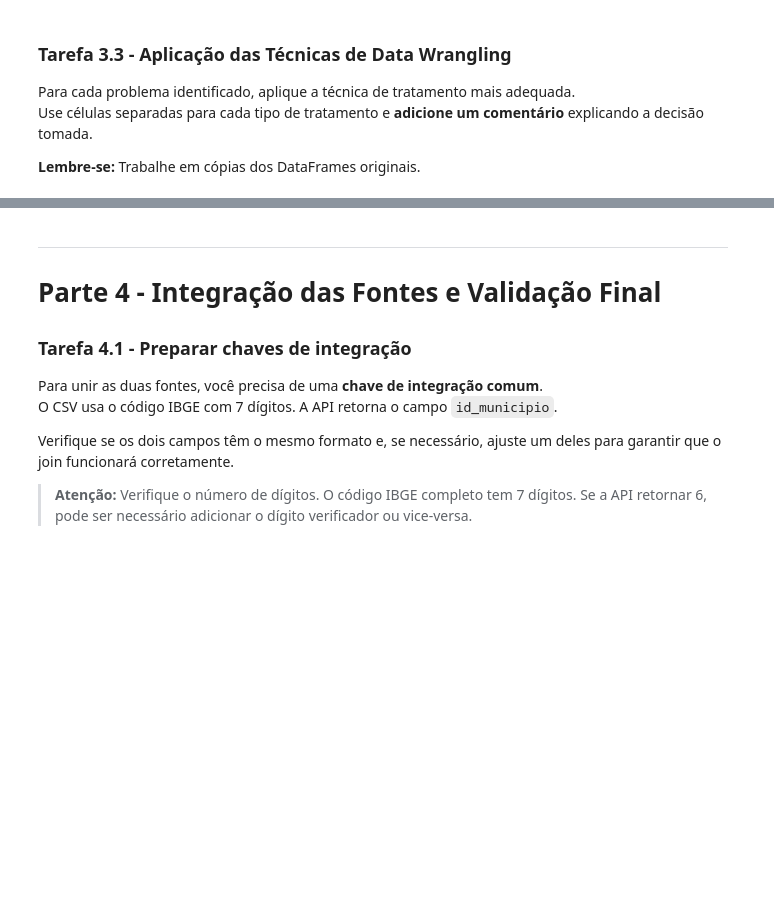
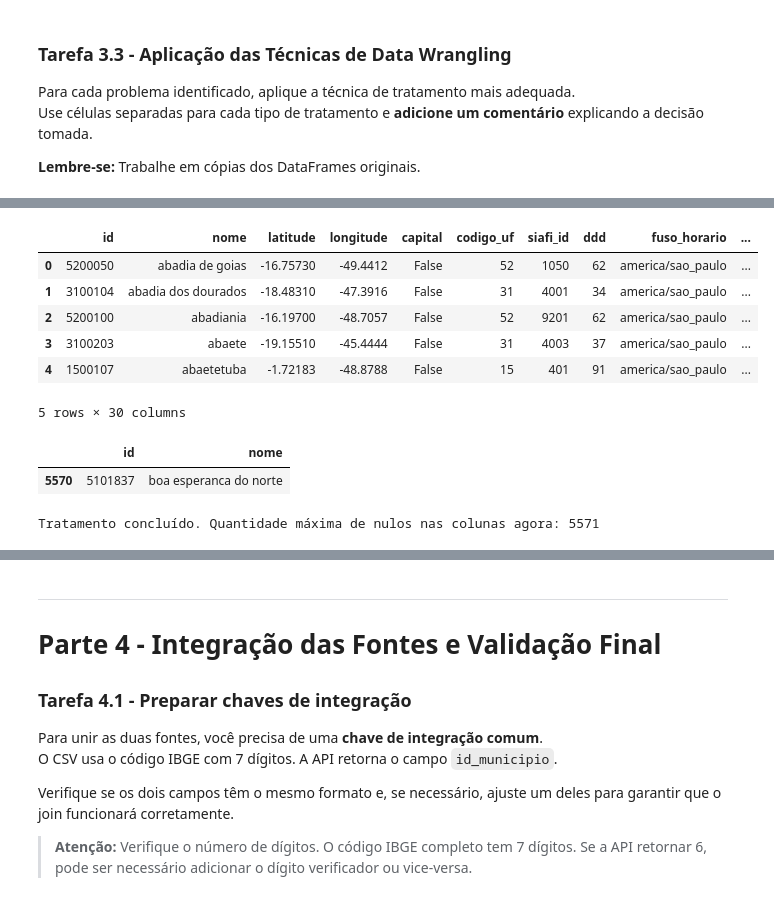
Before and after one commit to davidogral/Data-Wragling, a Jupyter notebook: Davi/vini.ipynb, the cells around one changed output, grey strips where cells are left out. Cells and saved outputs as stored; diff of their text form; code cells hidden in the pictures; blank space fills up the shorter version.

```diff
--- a/Davi/vini.ipynb
+++ b/Davi/vini.ipynb
@@ -510,4 +568,50 @@ explicando a decisão tomada.
 # %%
 # Tarefa 3.3b - Padronize strings (encoding, case, espaços extras, caracteres especiais)
+colunas_categoricas = df_merge.select_dtypes(include=['str'])
+for i in colunas_categoricas.columns:
+    df_merge[i] = df_merge[i].apply(normalizar)
+# %%
+df_merge.head()
+# %% [output]
+|  | id | nome | latitude | longitude | capital | codigo_uf | siafi_id | ddd | fuso_horario | ... |
+| 0 | 5200050 | abadia de goias | -16.75730 | -49.4412 | False | 52 | 1050 | 62 | america/sao_paulo | ... |
+| 1 | 3100104 | abadia dos dourados | -18.48310 | -47.3916 | False | 31 | 4001 | 34 | america/sao_paulo | ... |
+| 2 | 5200100 | abadiania | -16.19700 | -48.7057 | False | 52 | 9201 | 62 | america/sao_paulo | ... |
+| 3 | 3100203 | abaete | -19.15510 | -45.4444 | False | 31 | 4003 | 37 | america/sao_paulo | ... |
+| 4 | 1500107 | abaetetuba | -1.72183 | -48.8788 | False | 15 | 401 | 91 | america/sao_paulo | ... |
+5 rows × 30 columns
 # %%
 # Tarefa 3.3c - Trate os valores nulos encontrados
+df_merge.isnull().sum()
+df_merge
+
+municipio_nulo = df_merge[df_merge['microrregiao.id'].isnull()]
+
+display(municipio_nulo[['id', 'nome']])
+# %% [output]
+|  | id | nome |
+| 5570 | 5101837 | boa esperanca do norte |
+# %%
+# Dicionário com os valores geográficos mapeados (herdados de Sorriso/MT)
+valores_preenchimento = {
+    'microrregiao.id': 51013.0,
+    'microrregiao.nome': 'alto teles pires',
+    'microrregiao.mesorregiao.id': 5103.0,
+    'microrregiao.mesorregiao.nome': 'norte mato-grossense',
+    'microrregiao.mesorregiao.UF.id': 51.0,
+    'microrregiao.mesorregiao.UF.sigla': 'mt',
+    'microrregiao.mesorregiao.UF.nome': 'mato grosso',
+    'microrregiao.mesorregiao.UF.regiao.id': 5.0,
+    'microrregiao.mesorregiao.UF.regiao.sigla': 'co',
+    'microrregiao.mesorregiao.UF.regiao.nome': 'centro-oeste'
+}
+
+for coluna, valor in valores_preenchimento.items():
+    df_merge.loc[df_merge['id'] == 5101837, coluna] = valor
+
+# Validação: Verifica se ainda sobrou algum valor nulo no DataFrame inteiro
+nulos_restantes = df_merge.isnull().sum().max()
+df_merge = df_merge.drop(columns=["microrregiao"])
+print(f"Tratamento concluído. Quantidade máxima de nulos nas colunas agora: {nulos_restantes}")
+# %% [output]
+Tratamento concluído. Quantidade máxima de nulos nas colunas agora: 5571
```
Also changed, not shown: parts of 10 cells of this notebook.
